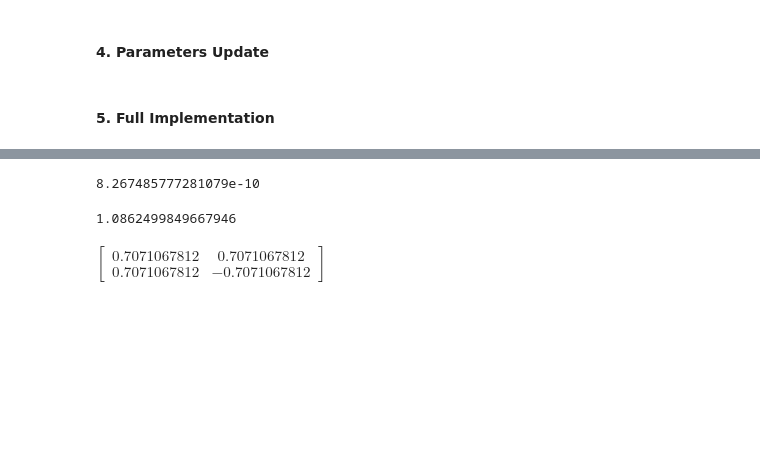
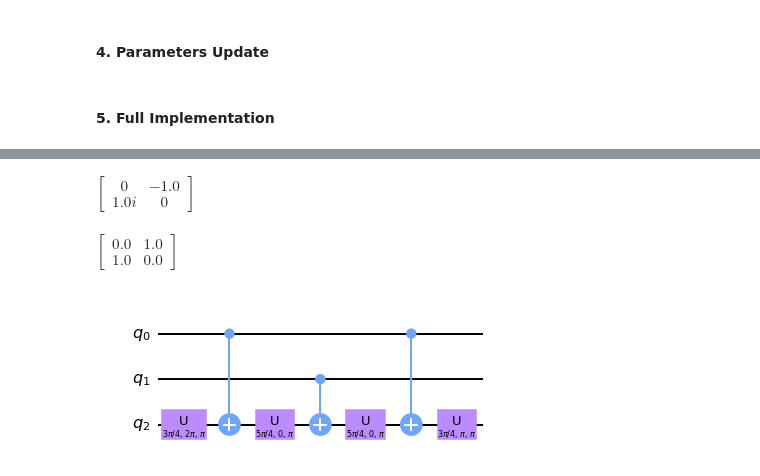
Before and after one commit to mpham26uchicago/Quantum-Projects, a Jupyter notebook: full_toffoli.ipynb, the cells around one changed output, grey strips where cells are left out. Saved outputs shown, nothing was run; the diff lists cells and outputs as text; code cells hidden in the pictures; blank space fills up the shorter version.

```diff
--- a/full_toffoli.ipynb
+++ b/full_toffoli.ipynb
@@ -388,16 +514,41 @@ theta/np.pi
-# %%
-phi/np.pi
-# %% [output]
-8.267485777281079e-10
-# %%
-lam/np.pi
-# %% [output]
-1.0862499849667946
-# %%
-theta_test = 0.5
-phi_test = 0
-lam_test = 1
-
-view(U3(theta_test*np.pi, phi_test*np.pi, lam_test*np.pi))
-# %% [output]
-$\displaystyle \left[\begin{matrix}0.7071067812 & 0.7071067812\\0.7071067812 & -0.7071067812\end{matrix}\right]$
+# %%
+rho_0 = X
+rho_1 = I
+
+theta_test = [1.5, 0, 1, 1.5]
+phi_test = [0, 1, 0, 1]
+lam_test = [.5, 1.5, 1.5, 0]
+
+U_test = (U3(theta_test[3]*np.pi, phi_test[3]*np.pi, lam_test[3]*np.pi)@rho_1@U3(theta_test[2]*np.pi, phi_test[2]*np.pi, lam_test[2]*np.pi)@rho_0@
+                 U3(theta_test[1]*np.pi, phi_test[1]*np.pi, lam_test[1]*np.pi)@rho_1@U3(theta_test[0]*np.pi, phi_test[0]*np.pi, lam_test[0]*np.pi))
+
+view(U_test)
+
+U_test = np.abs((U3(theta_test[3]*np.pi, phi_test[3]*np.pi, lam_test[3]*np.pi)@rho_1@U3(theta_test[2]*np.pi, phi_test[2]*np.pi, lam_test[2]*np.pi)@rho_0@
+                 U3(theta_test[1]*np.pi, phi_test[1]*np.pi, lam_test[1]*np.pi)@rho_1@U3(theta_test[0]*np.pi, phi_test[0]*np.pi, lam_test[0]*np.pi)))
+
+view(U_test)
+# %% [output]
+$\displaystyle \left[\begin{matrix}0 & -1.0\\1.0 i & 0\end{matrix}\right]$
+$\displaystyle \left[\begin{matrix}0.0 & 1.0\\1.0 & 0.0\end{matrix}\right]$
+# %%
+theta_test = [.75, 1.25, 1.25, .75]
+phi_test = [2, 0, 0, 1]
+lam_test = [1, 1, 1, 1]
+# %%
+theta = np.array(theta_test)*np.pi
+phi = np.array(phi_test)*np.pi
+lam = np.array(lam_test)*np.pi
+
+circ = q(3)
+circ.u(theta[0], phi[0], lam[0], 2)
+circ.cx(0, 2)
+circ.u(theta[1], phi[1], lam[1], 2)
+circ.cx(1, 2)
+circ.u(theta[2], phi[2], lam[2], 2)
+circ.cx(0, 2)
+circ.u(theta[3], phi[3], lam[3], 2)
+
+milk(circ)
+# %% [output]
+[figure, added]
```
Also changed, not shown: parts of 24 cells of this notebook.
